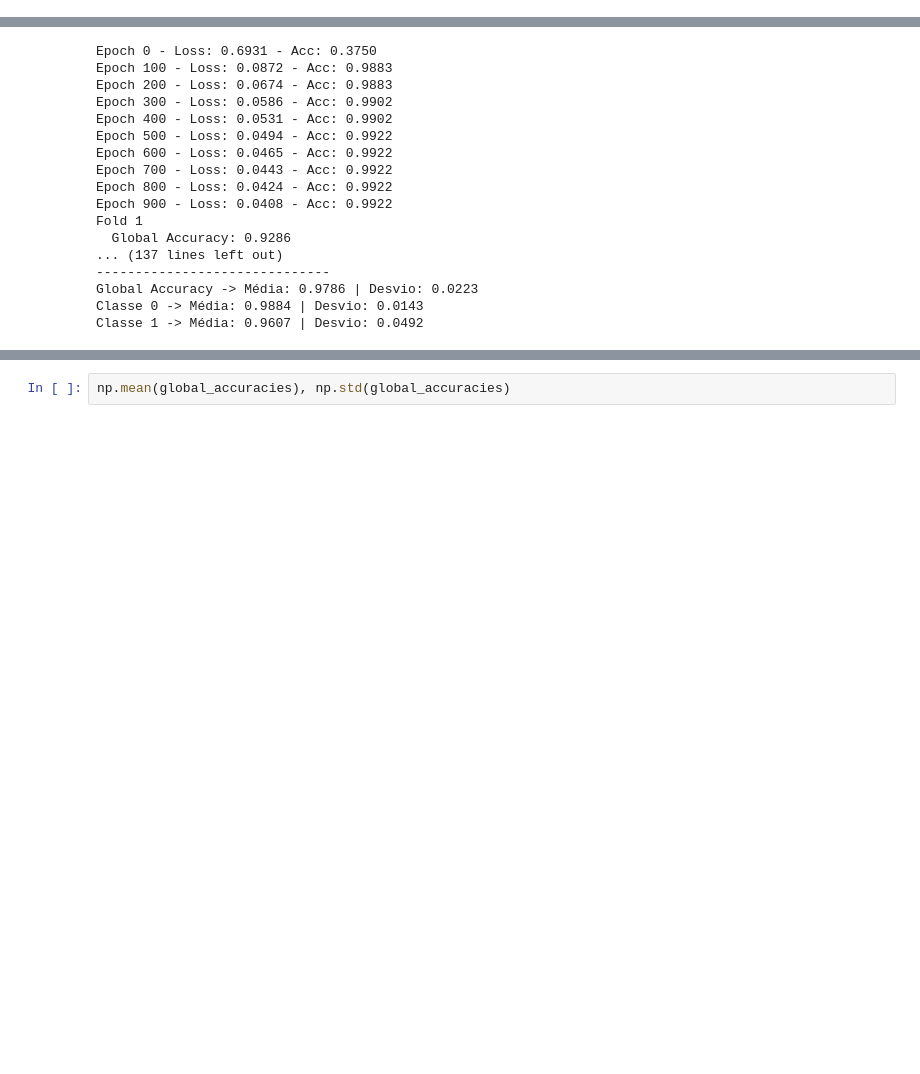
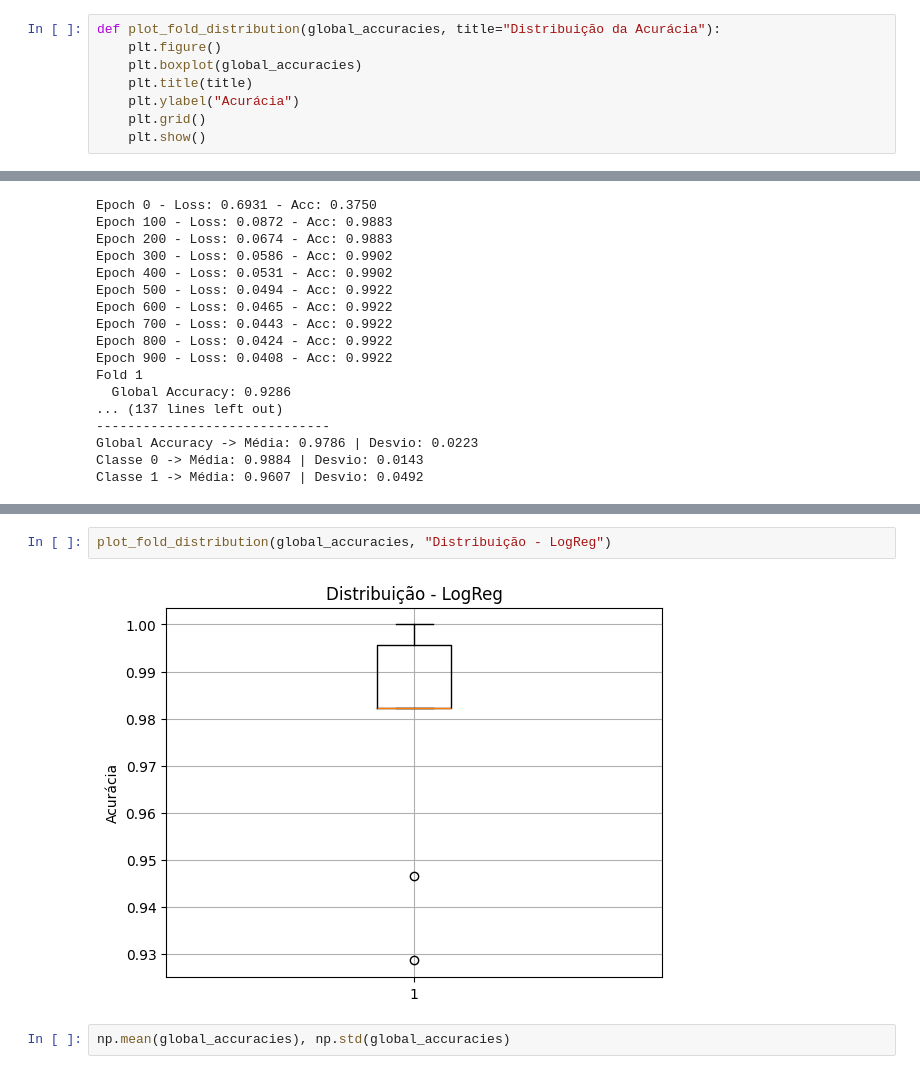
Before and after one commit to Francisco-Paulino-Arruda-Filho/Aprendizagem-de-maquina, a Jupyter notebook: lista_02_ama/lista.ipynb, the cells around one changed output, grey strips where cells are left out. Cells and saved outputs as stored; diff of their text form; blank space fills up the shorter version.

```diff
--- a/lista_02_ama/lista.ipynb
+++ b/lista_02_ama/lista.ipynb
@@ -16,3 +116,11 @@ class StandardScaler:
+# %%
+def plot_fold_distribution(global_accuracies, title="Distribuição da Acurácia"):
+    plt.figure()
+    plt.boxplot(global_accuracies)
+    plt.title(title)
+    plt.ylabel("Acurácia")
+    plt.grid()
+    plt.show()
 # %% [markdown]
 # Questão 1
 # %%
@@ -266,3 +308,7 @@ Classe 1 -> Média: 0.9607 | Desvio: 0.0492
+# %%
+plot_fold_distribution(global_accuracies, "Distribuição - LogReg")
+# %% [output]
+[figure, added]
 # %%
 np.mean(global_accuracies), np.std(global_accuracies)
 # %% [output]
```
Also changed, not shown: parts of 24 cells of this notebook.
